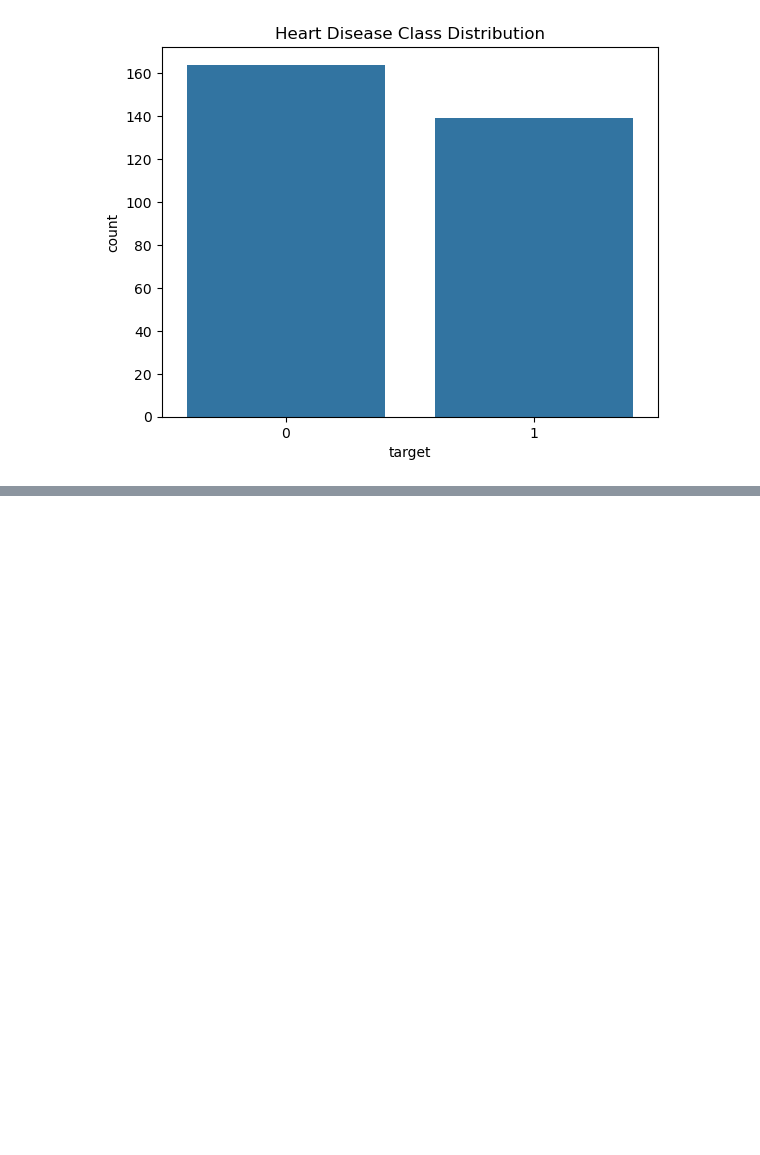
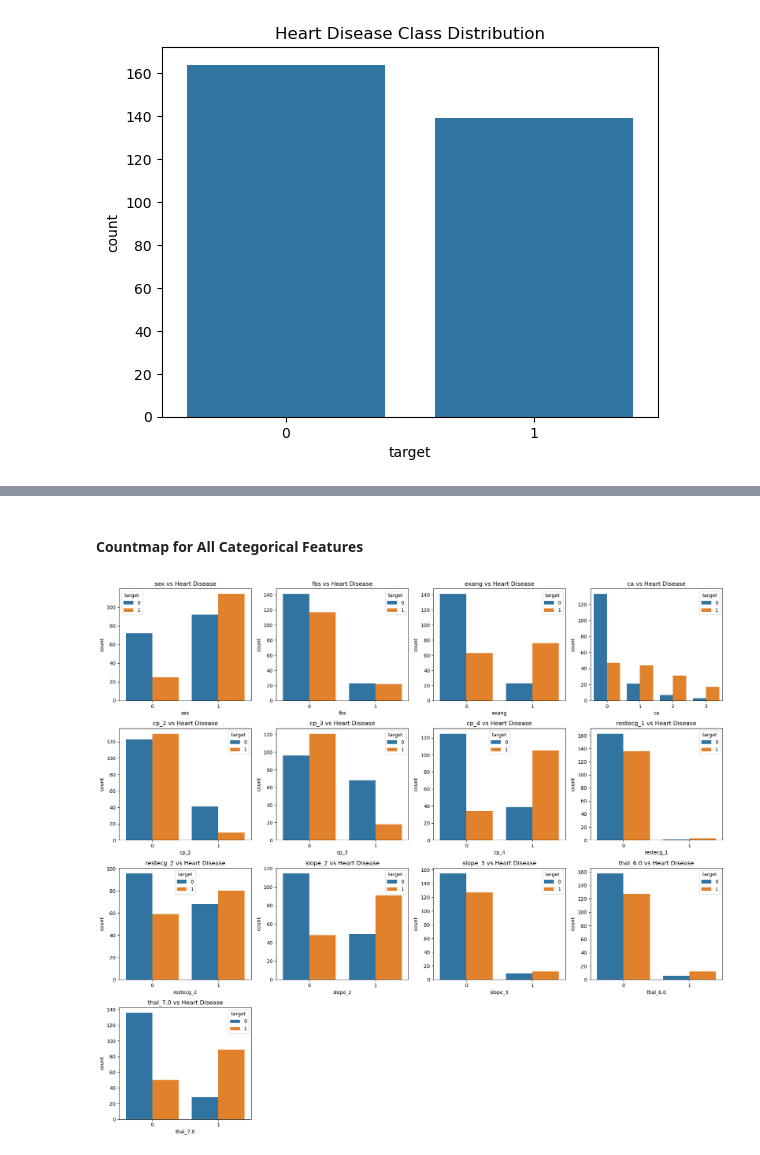
Before and after one commit to AFD03/ECS171_team9_proj, a Jupyter notebook: ECS171_Proj_Main.ipynb, the cells around one changed output, grey strips where cells are left out. Drawn from its saved outputs; the diff is of its cells as text; code cells hidden in the pictures; blank space fills up the shorter version.

```diff
--- a/ECS171_Proj_Main.ipynb
+++ b/ECS171_Proj_Main.ipynb
@@ -284,0 +333,24 @@ plt.show()
+# %% [markdown]
+#### Countmap for All Categorical Features
+# %%
+cat_cols = [
+    'sex','fbs','exang','ca',
+    'cp_2','cp_3','cp_4',
+    'restecg_1','restecg_2',
+    'slope_2','slope_3',
+    'thal_6.0','thal_7.0'
+]
+
+
+plt.figure(figsize=(18,16))
+
+for i, col in enumerate(cat_cols):
+    plt.subplot(4,4,i+1)
+    sns.countplot(x=df[col], hue=df['target'])
+    plt.title(f"{col} vs Heart Disease")
+    plt.xlabel(col)
+
+plt.tight_layout()
+plt.show()
+# %% [output]
+[figure, added]
```
Also changed, not shown: parts of 10 cells of this notebook.
